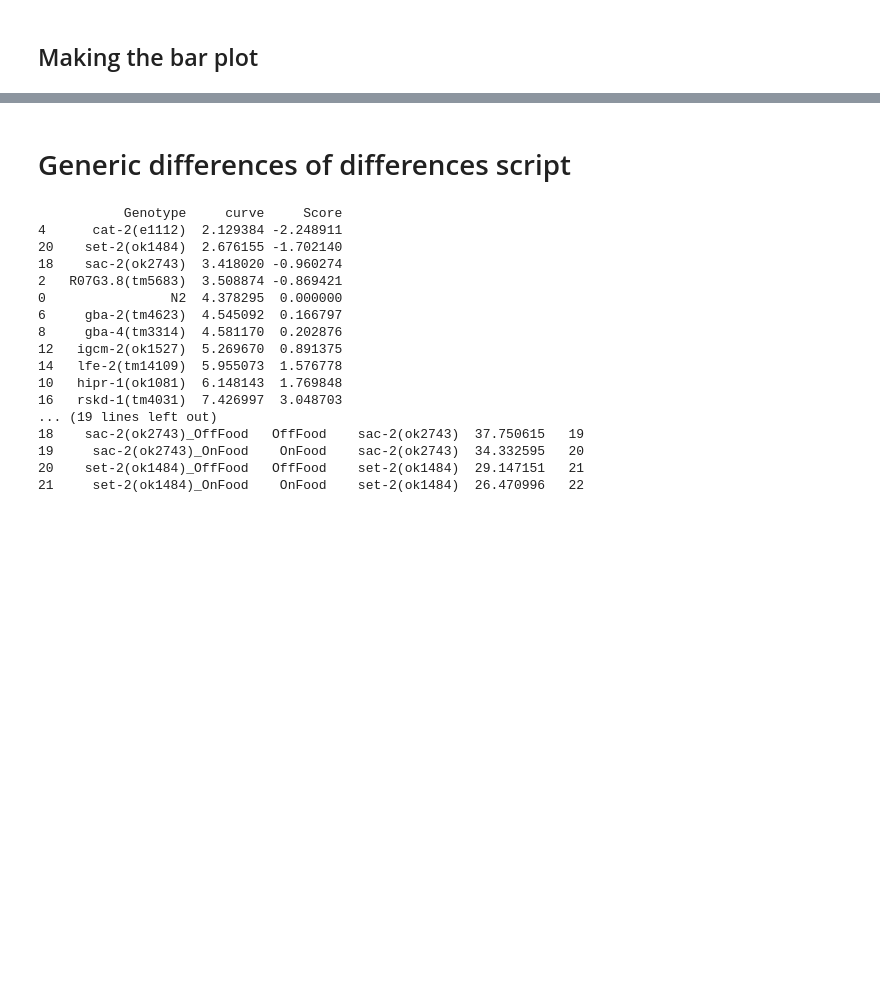
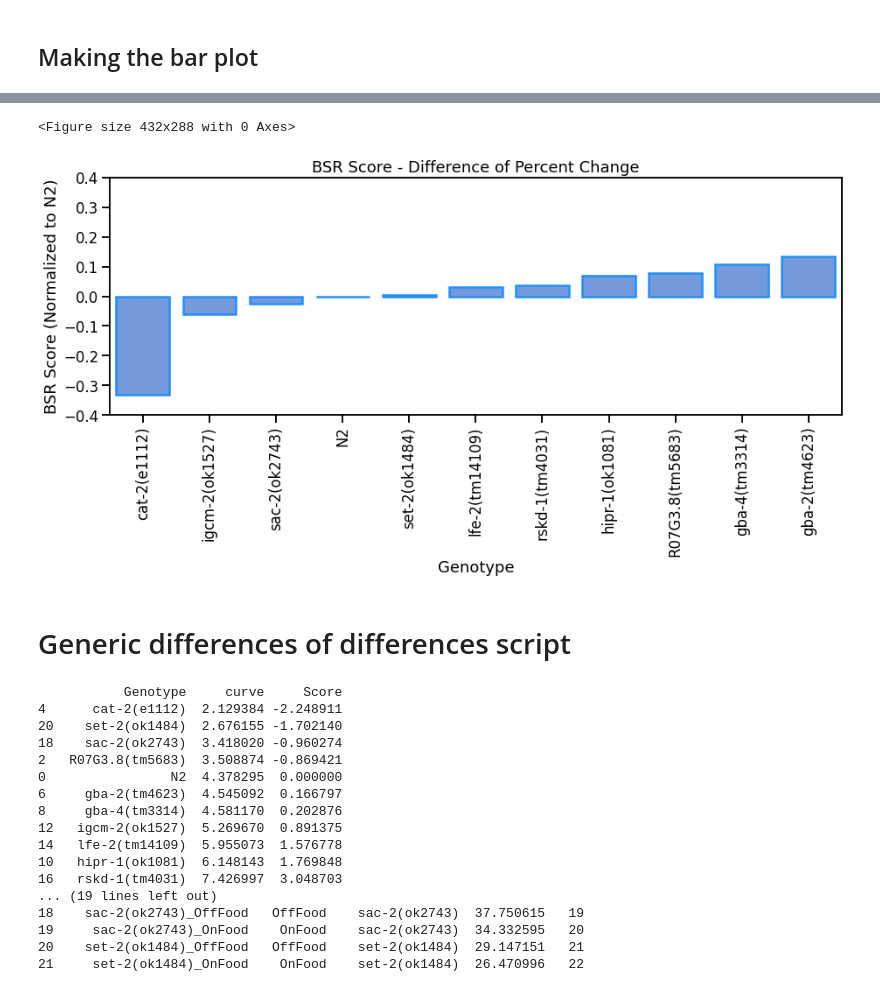
Before and after one commit to JosephLiangUBC/Joseph-Jupyter-Notebooks, a Jupyter notebook: Ben_postcsv_SpeedTraceNoFoodOnFoodExptUpdated_V2.0.ipynb, the cells around one changed output, grey strips where cells are left out. Drawn from its saved outputs; the diff is of its cells as text; code cells hidden in the pictures; blank space fills up the shorter version.

```diff
--- a/Ben_postcsv_SpeedTraceNoFoodOnFoodExptUpdated_V2.0.ipynb
+++ b/Ben_postcsv_SpeedTraceNoFoodOnFoodExptUpdated_V2.0.ipynb
@@ -278,3 +336,33 @@ plt.show()
+# %%
+Title = "BSR Score - Difference of Percent Change" #<---------------- Input Here -----------------
+sns.set_context("talk")
+plt.figure(linewidth = 1)
+plt.figure(figsize = (15, 5))
+plt.gca().xaxis.grid(False)
+ax = sns.barplot(x = 'Genotype',
+             y = 'Score_diff_of_pct_diff',
+             data = speed_pct_diff_sorted, #<--------------- Input Here -------------
+             color = 'CornflowerBlue',
+             edgecolor = "DodgerBlue",
+             linewidth = 2.5,
+#              seed=5,
+#              ci = 95, # 'sd' for SD, '68' for SEM
+#              palette = ['grey',
+#                         'black'
+#                        ]
+                )
+plt.xlabel("Genotype")
+plt.xticks(rotation=90)
+plt.ylabel("BSR Score (Normalized to N2)")
+plt.ylim(top = 0.4)
+plt.ylim(bottom = -0.4)
+plt.title(Title)
+# plt.legend(bbox_to_anchor=(1.02, 1), loc=2, borderaxespad=0.)
+plt.savefig(f'{Title}.jpg', format='jpg', dpi=450, bbox_inches = 'tight')
+plt.show()
+# %% [output]
+<Figure size 432x288 with 0 Axes>
+[figure, added]
 # %% [markdown]
 # Generic differences of differences script
 # %%
```
Also changed, not shown: parts of 6 cells of this notebook.
